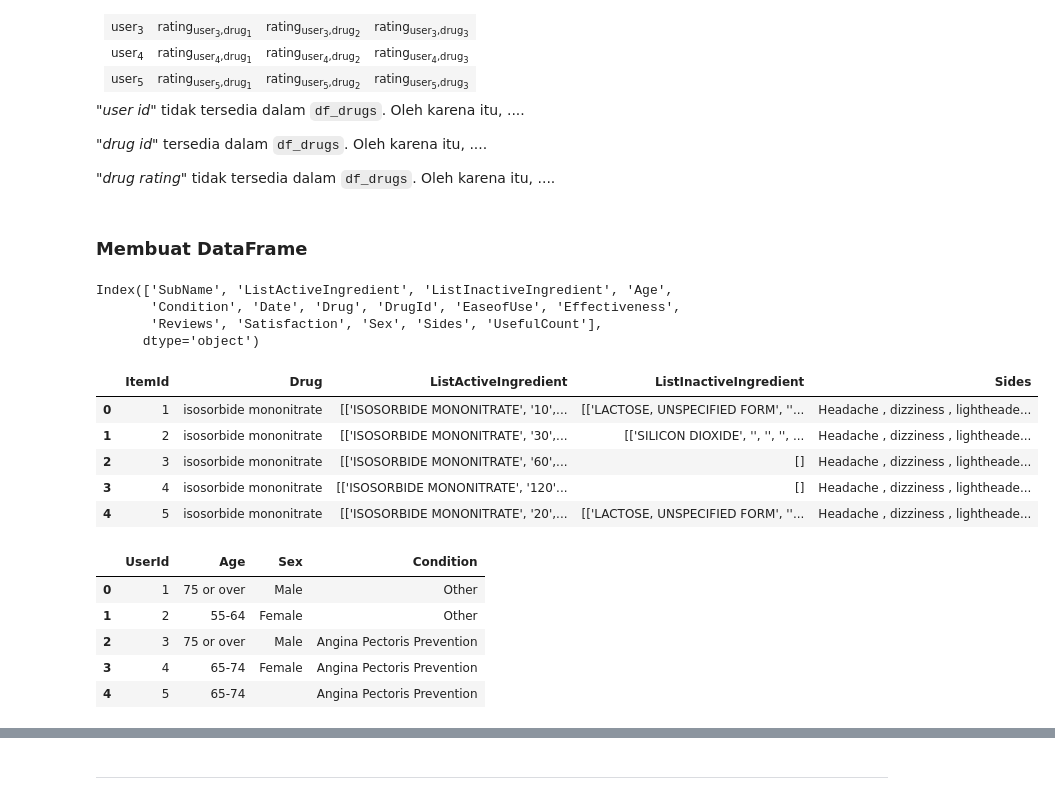
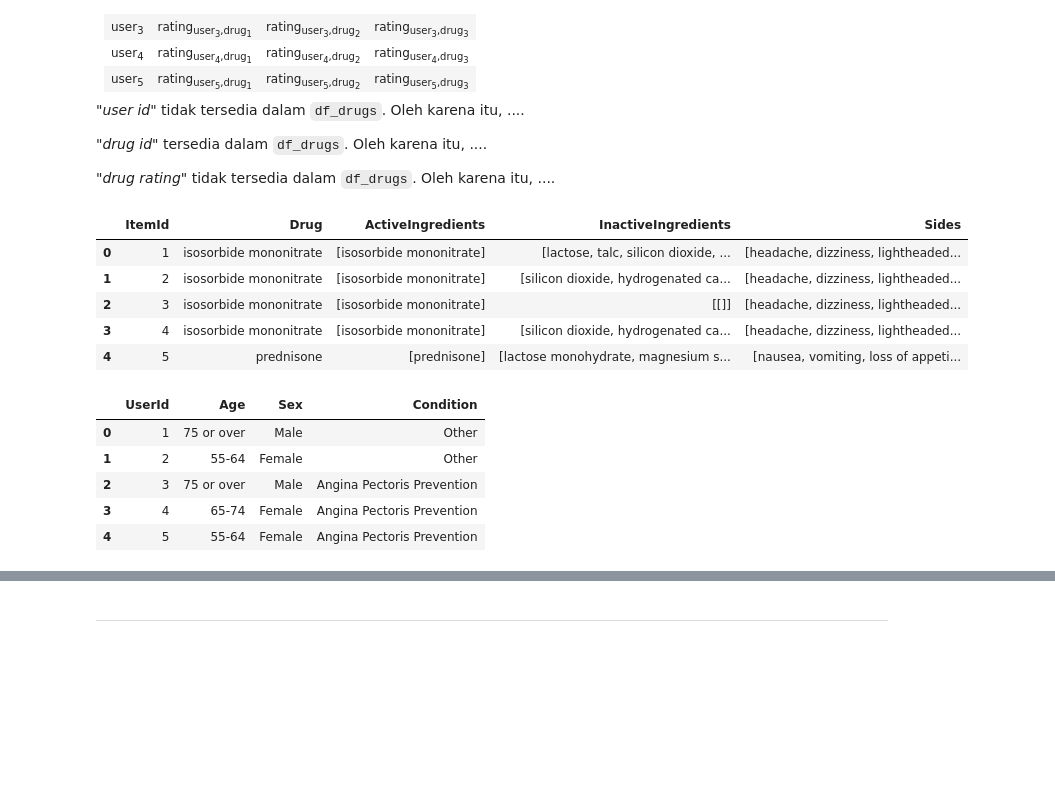
Before and after one commit to exemuel/weighted-hybrid-med-recsys, a Jupyter notebook: recommendation.ipynb, the cells around one changed output, grey strips where cells are left out. Drawn from its saved outputs; the diff is of its cells as text; code cells hidden in the pictures; blank space fills up the shorter version.

```diff
--- a/recommendation.ipynb
+++ b/recommendation.ipynb
@@ -27,11 +28,11 @@ Pada bagian ini, dilakukan persiapan set data yang dibutuhkan dalam penelitian.
 Set data `WebMD` dan `DailyMed` digabungkan dalam struktur data DataFrame.
 # %%
 # berkas WebMD Drug Reviews oleh Rohan Harode dari Kaggle
-path_wmd = 'D:\JUPYTER NOTEBOOK\TUGAS AKHIR\data\webmd.csv'
+path_wmd = "data/webmd/webmd.csv"
 
 # berkas DailyMed Drug dari situs web DailyMed
 # yang dikompilasi dengan menggunakan generate_dailymed.py
-path_dm = 'D:\JUPYTER NOTEBOOK\TUGAS AKHIR\data\dailyMed.csv'
+path_dm = "data/dailymed/dailymed.csv"
 
 df_wmd = pd.read_csv(path_wmd)
 df_dm = pd.read_csv(path_dm)
@@ -473,0 +522,22 @@ df_drugs_sub = df_drugs[df_drugs["Drug"].isin(list_sufficient)]
+# %%
+def inactive_ingredient_text_cleaning(txt_in):
+    txt_out = txt_in.replace("[[", "")
+    txt_out = txt_out.replace("]]", "")
+    list_out = txt_out.split("], [")
+    list_out = [[j.strip("\'") for j in i.split(",")][0].lower() for i in list_out]
+    return list_out
+
+list_inactive_ingredients = []
+for i in df_drugs_sub['ListInactiveIngredient']:
+    list_inactive_ingredients.append(inactive_ingredient_text_cleaning(i))
+
+# hapus kolom list inactive ingredient
+df_drugs_sub = df_drugs_sub.drop(columns = ["ListInactiveIngredient"])
+# buat kolom inactive ingredients berdasarkan list inactive ingredients
+df_drugs_sub["InactiveIngredients"] = list_inactive_ingredients
+
+# # one-hot encoding
+# mlb = MultiLabelBinarizer()
+# df_drugs_sub = df_drugs_sub.join(pd.DataFrame(mlb.fit_transform(df_drugs_sub.pop("InactiveIngredients")),
+#                                               columns=mlb.classes_,
+#                                               index=df_drugs_sub.index))
@@ -493,33 +633,33 @@ _"drug rating"_ tidak tersedia dalam `df_drugs`. Oleh karena itu, ....
-# %% [markdown]
-### Membuat DataFrame
-# %%
-df_drugs.columns
-# %% [output]
-Index(['SubName', 'ListActiveIngredient', 'ListInactiveIngredient', 'Age',
-       'Condition', 'Date', 'Drug', 'DrugId', 'EaseofUse', 'Effectiveness',
-       'Reviews', 'Satisfaction', 'Sex', 'Sides', 'UsefulCount'],
-      dtype='object')
 # %%
 # Data Drug
-df_item = pd.DataFrame({'Drug':df_drugs['Drug'],
-                        'ListActiveIngredient':df_drugs['ListActiveIngredient'],
-                        'ListInactiveIngredient':df_drugs['ListInactiveIngredient'],
-                        'Sides':df_drugs['Sides']})
+df_item = pd.DataFrame({'Drug':df_drugs_sub['Drug'],
+                        'ActiveIngredients':df_drugs_sub['ActiveIngredients'],
+                        'InactiveIngredients':df_drugs_sub['InactiveIngredients'],
+                        'Sides':df_drugs_sub['Sides']})
 
-df_item = df_item.drop_duplicates().reset_index(drop=True)
+df_item = df_item.reset_index(drop=True)
+df_tmp = df_item.copy()
+df_tmp['ActiveIngredients'] = [" ".join(i) for i in df_tmp['ActiveIngredients']]
+df_tmp['InactiveIngredients'] = [" ".join(i) for i in df_tmp['InactiveIngredients']]
+df_tmp['Sides'] = [" ".join(i) for i in df_tmp['Sides']]
+list_index = list(df_tmp.drop_duplicates().index)
+df_item = df_item.iloc[list_index]
+df_item = df_item.reset_index(drop=True)
 df_item["ItemId"] = df_item.index + 1
-df_item = df_item[['ItemId','Drug','ListActiveIngredient','ListInactiveIngredient','Sides']]
+df_item = df_item[['ItemId','Drug','ActiveIngredients','InactiveIngredients','Sides']]
 df_item.head()
 # %% [output]
-|  | ItemId | Drug | ListActiveIngredient | ListInactiveIngredient | Sides |
-| 0 | 1 | isosorbide mononitrate | [['ISOSORBIDE MONONITRATE', '10',... | [['LACTOSE, UNSPECIFIED FORM', ''... | Headache , dizziness , lightheade... |
-| 1 | 2 | isosorbide mononitrate | [['ISOSORBIDE MONONITRATE', '30',... | [['SILICON DIOXIDE', '', '', '', ... | Headache , dizziness , lightheade... |
-| 2 | 3 | isosorbide mononitrate | [['ISOSORBIDE MONONITRATE', '60',... | [] | Headache , dizziness , lightheade... |
-| 3 | 4 | isosorbide mononitrate | [['ISOSORBIDE MONONITRATE', '120'... | [] | Headache , dizziness , lightheade... |
-| 4 | 5 | isosorbide mononitrate | [['ISOSORBIDE MONONITRATE', '20',... | [['LACTOSE, UNSPECIFIED FORM', ''... | Headache , dizziness , lightheade... |
+|  | ItemId | Drug | ActiveIngredients | InactiveIngredients | Sides |
+| 0 | 1 | isosorbide mononitrate | [isosorbide mononitrate] | [lactose, talc, silicon dioxide, ... | [headache, dizziness, lightheaded... |
+| 1 | 2 | isosorbide mononitrate | [isosorbide mononitrate] | [silicon dioxide, hydrogenated ca... | [headache, dizziness, lightheaded... |
+| 2 | 3 | isosorbide mononitrate | [isosorbide mononitrate] | [[]] | [headache, dizziness, lightheaded... |
+| 3 | 4 | isosorbide mononitrate | [isosorbide mononitrate] | [silicon dioxide, hydrogenated ca... | [headache, dizziness, lightheaded... |
+| 4 | 5 | prednisone | [prednisone] | [lactose monohydrate, magnesium s... | [nausea, vomiting, loss of appeti... |
 # %%
 # Data User
-df_user = pd.DataFrame({'Age':df_drugs['Age'], 'Sex':df_drugs['Sex'], 'Condition':df_drugs['Condition']})
+df_user = pd.DataFrame({'Age':df_drugs_sub['Age'],
+                        'Sex':df_drugs_sub['Sex'],
+                        'Condition':df_drugs_sub['Condition']})
 df_user = df_user.drop_duplicates().reset_index(drop=True)
 df_user["UserId"] = df_user.index + 1
 df_user = df_user[['UserId','Age','Sex','Condition']]
@@ -530,6 +670,6 @@ df_user.head()
 | 1 | 2 | 55-64 | Female | Other |
 | 2 | 3 | 75 or over | Male | Angina Pectoris Prevention |
 | 3 | 4 | 65-74 | Female | Angina Pectoris Prevention |
-| 4 | 5 | 65-74 |  | Angina Pectoris Prevention |
+| 4 | 5 | 55-64 | Female | Angina Pectoris Prevention |
 # %%
 # Data Rating
```
Also changed, not shown: parts of 39 cells of this notebook.
